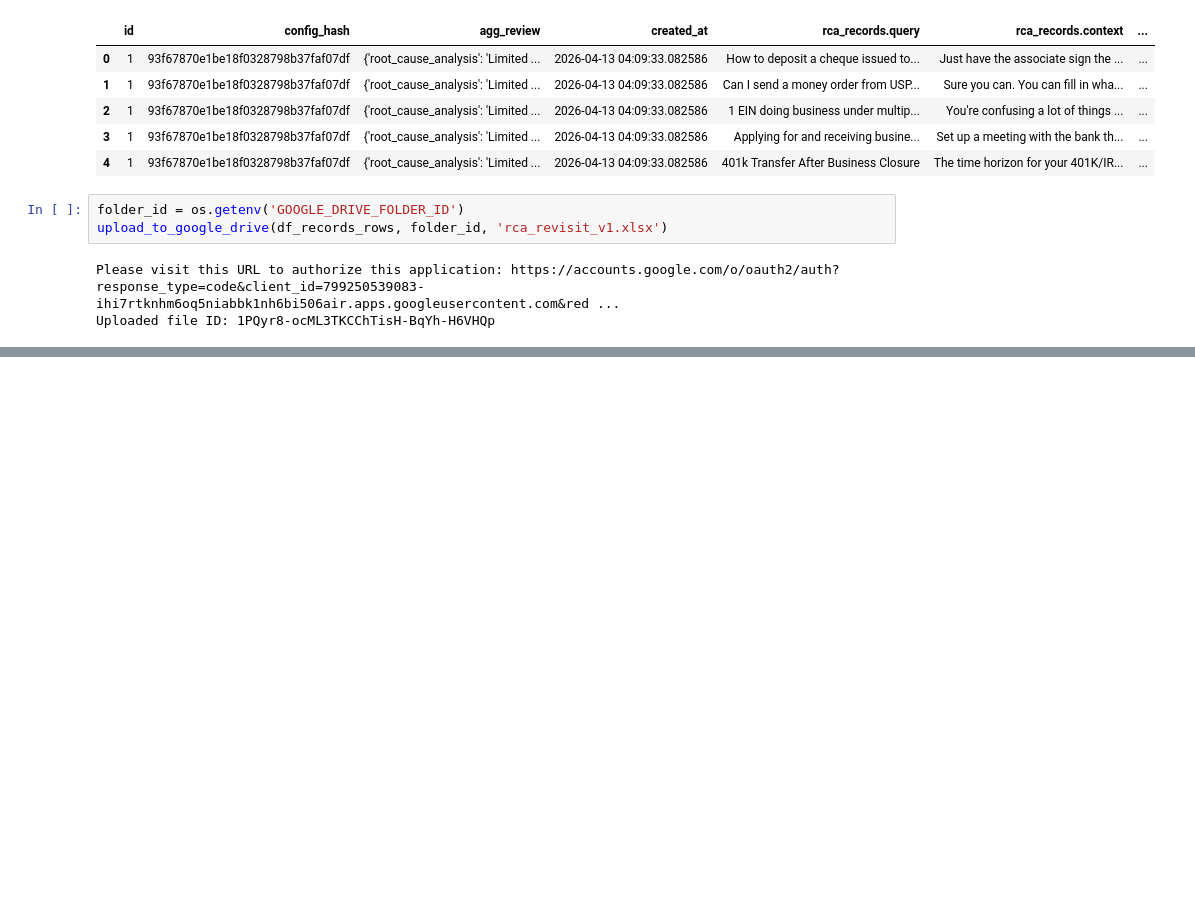
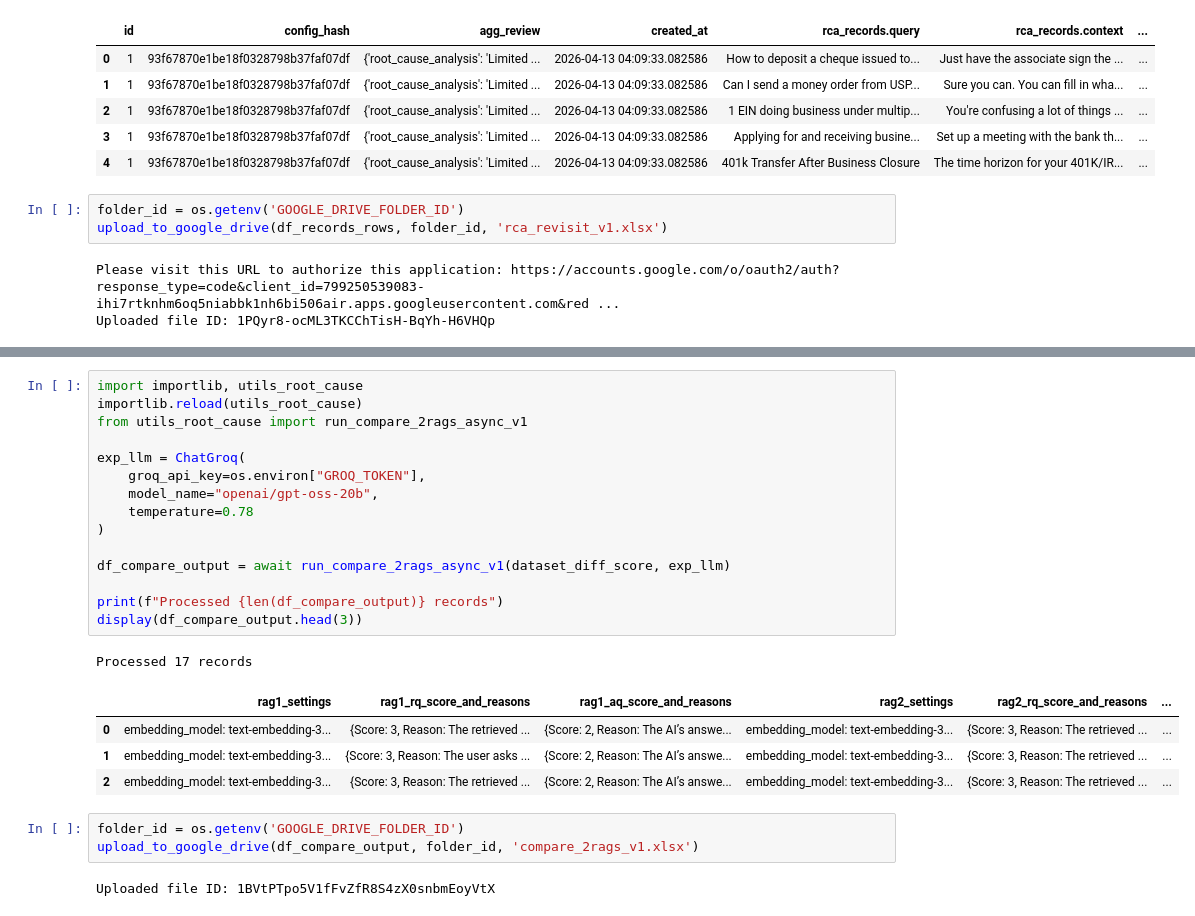
Before and after one commit to hanhanwu/Yokan, a Jupyter notebook: experiments_ragdr_v2/root_cause_analysis_exp4.ipynb, the cells around one changed output, grey strips where cells are left out. Drawn from its saved outputs; the diff is of its cells as text; blank space fills up the shorter version.

```diff
--- a/experiments_ragdr_v2/root_cause_analysis_exp4.ipynb
+++ b/experiments_ragdr_v2/root_cause_analysis_exp4.ipynb
@@ -74,0 +216,26 @@ Uploaded file ID: 1PQyr8-ocML3TKCChTisH-BqYh-H6VHQp
+# %%
+import importlib, utils_root_cause
+importlib.reload(utils_root_cause)
+from utils_root_cause import run_compare_2rags_async_v1
+
+exp_llm = ChatGroq(
+    groq_api_key=os.environ["GROQ_TOKEN"],
+    model_name="openai/gpt-oss-20b",
+    temperature=0.78
+)
+
+df_compare_output = await run_compare_2rags_async_v1(dataset_diff_score, exp_llm)
+
+print(f"Processed {len(df_compare_output)} records")
+display(df_compare_output.head(3))
+# %% [output]
+Processed 17 records
+|  | rag1_settings | rag1_rq_score_and_reasons | rag1_aq_score_and_reasons | rag2_settings | rag2_rq_score_and_reasons | ... |
+| 0 | embedding_model: text-embedding-3... | {Score: 3, Reason: The retrieved ... | {Score: 2, Reason: The AI’s answe... | embedding_model: text-embedding-3... | {Score: 3, Reason: The retrieved ... | ... |
+| 1 | embedding_model: text-embedding-3... | {Score: 3, Reason: The user asks ... | {Score: 2, Reason: The AI’s answe... | embedding_model: text-embedding-3... | {Score: 3, Reason: The retrieved ... | ... |
+| 2 | embedding_model: text-embedding-3... | {Score: 3, Reason: The retrieved ... | {Score: 2, Reason: The AI’s answe... | embedding_model: text-embedding-3... | {Score: 3, Reason: The retrieved ... | ... |
+# %%
+folder_id = os.getenv('GOOGLE_DRIVE_FOLDER_ID')
+upload_to_google_drive(df_compare_output, folder_id, 'compare_2rags_v1.xlsx')
+# %% [output]
+Uploaded file ID: 1BVtPTpo5V1fFvZfR8S4zX0snbmEoyVtX
```
Also changed, not shown: parts of 8 cells of this notebook, 2 other files.
